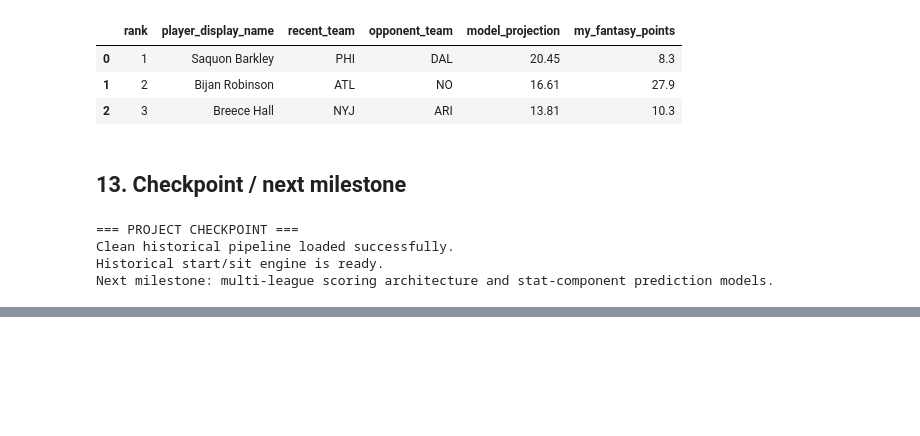
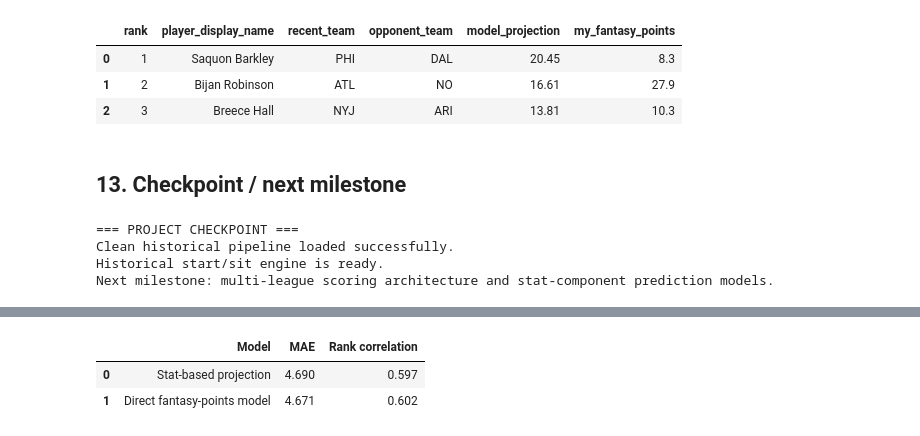
Before and after one commit to scorchbot/fantasy-football-picker, a Jupyter notebook: Fantasy_Football_Picker_Clean.ipynb, the cells around one changed output, grey strips where cells are left out. Saved outputs shown, nothing was run; the diff lists cells and outputs as text; code cells hidden in the pictures; blank space fills up the shorter version.

```diff
--- a/Fantasy_Football_Picker_Clean.ipynb
+++ b/Fantasy_Football_Picker_Clean.ipynb
@@ -1884,0 +2479,85 @@ Next milestone: multi-league scoring architecture and stat-component prediction
+# %%
+# ============================================================
+# COMPARE STAT-BASED VS DIRECT FANTASY MODEL
+# ============================================================
+
+# Direct model predictions for the same 2024 RB games
+direct_rb_model = final_models['RB']
+
+direct_X = rb_test[
+    final_features['RB']
+].copy()
+
+direct_X = direct_X.fillna(
+    final_medians['RB']
+)
+
+rb_stat_predictions[
+    'direct_projection'
+] = direct_rb_model.predict(
+    direct_X
+)
+
+# MAE
+stat_mae = mean_absolute_error(
+    rb_stat_predictions[
+        'my_fantasy_points'
+    ],
+    rb_stat_predictions[
+        'stat_based_projection'
+    ]
+)
+
+direct_mae = mean_absolute_error(
+    rb_stat_predictions[
+        'my_fantasy_points'
+    ],
+    rb_stat_predictions[
+        'direct_projection'
+    ]
+)
+
+# Ranking correlation
+stat_rank = spearmanr(
+    rb_stat_predictions[
+        'stat_based_projection'
+    ],
+    rb_stat_predictions[
+        'my_fantasy_points'
+    ]
+).statistic
+
+direct_rank = spearmanr(
+    rb_stat_predictions[
+        'direct_projection'
+    ],
+    rb_stat_predictions[
+        'my_fantasy_points'
+    ]
+).statistic
+
+
+comparison = pd.DataFrame([
+    {
+        'Model': 'Stat-based projection',
+        'MAE': round(stat_mae, 3),
+        'Rank correlation': round(
+            stat_rank,
+            3
+        )
+    },
+    {
+        'Model': 'Direct fantasy-points model',
+        'MAE': round(direct_mae, 3),
+        'Rank correlation': round(
+            direct_rank,
+            3
+        )
+    }
+])
+
+comparison
+# %% [output]
+|  | Model | MAE | Rank correlation |
+| 0 | Stat-based projection | 4.690 | 0.597 |
+| 1 | Direct fantasy-points model | 4.671 | 0.602 |
```
Also changed, not shown: parts of 11 cells of this notebook.
